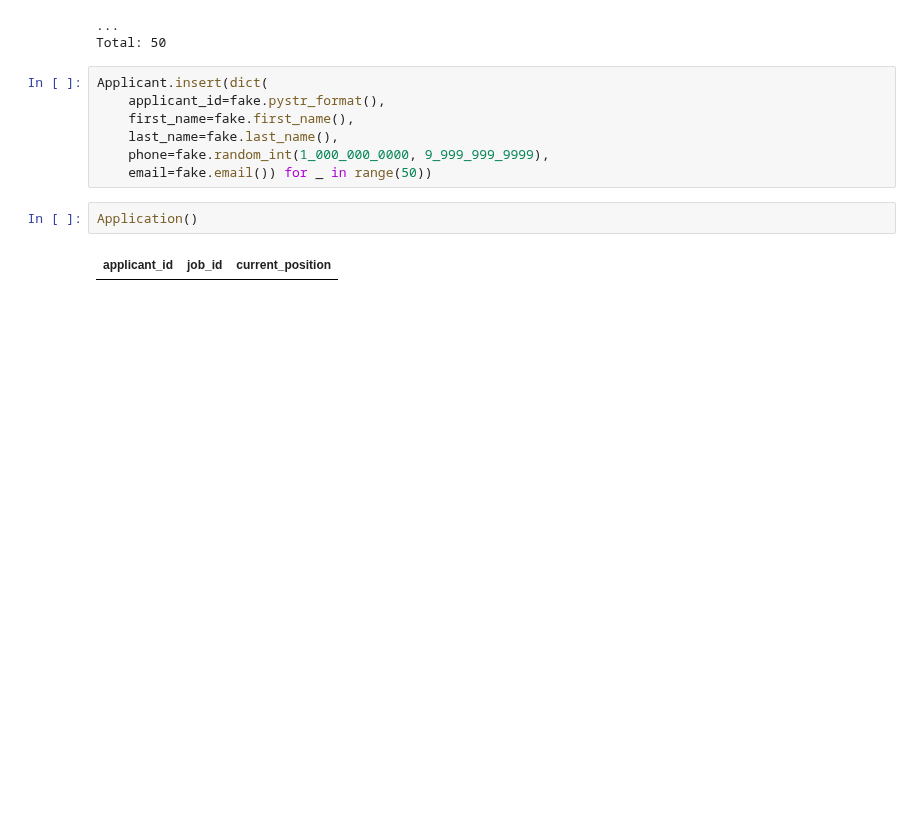
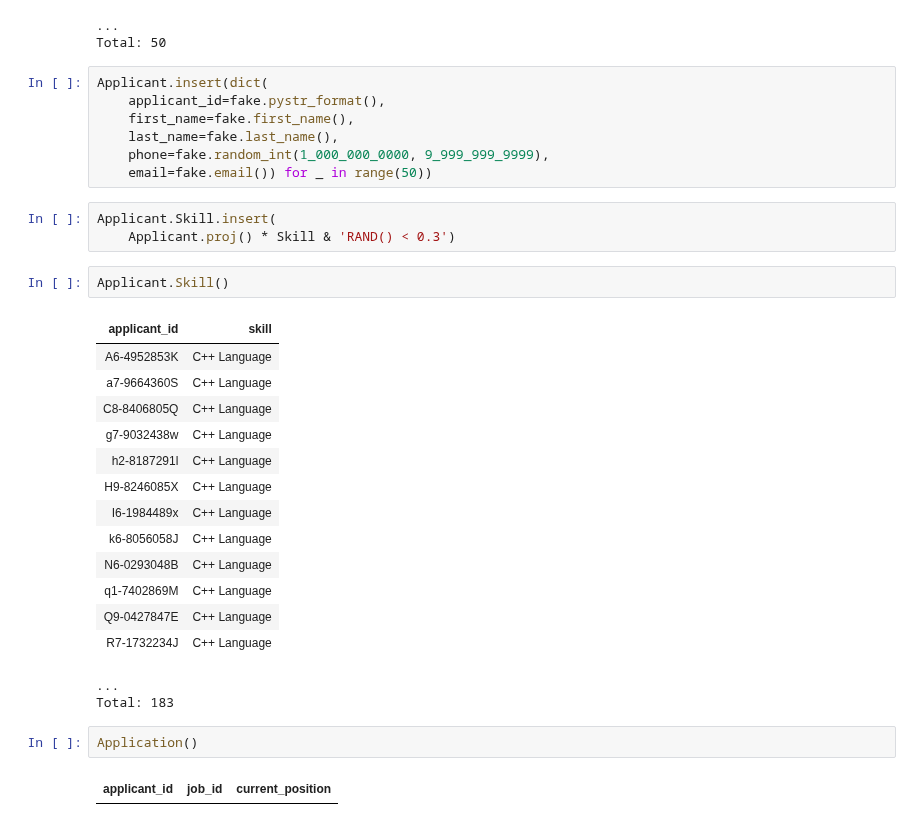
Before and after one commit to JasmineMadi/datajoint-tutorials, a Jupyter notebook: db-course/PythonFinalPro.ipynb, the cells around one changed output. Saved outputs shown, nothing was run; the diff lists cells and outputs as text; blank space fills up the shorter version.

```diff
--- a/db-course/PythonFinalPro.ipynb
+++ b/db-course/PythonFinalPro.ipynb
@@ -190,6 +231,27 @@ Applicant.insert(dict(
     last_name=fake.last_name(),
     phone=fake.random_int(1_000_000_0000, 9_999_999_9999),
     email=fake.email()) for _ in range(50))
+# %%
+Applicant.Skill.insert(
+    Applicant.proj() * Skill & 'RAND() < 0.3')
+# %%
+Applicant.Skill()
+# %% [output]
+| applicant_id | skill |
+| A6-4952853K | C++ Language |
+| a7-9664360S | C++ Language |
+| C8-8406805Q | C++ Language |
+| g7-9032438w | C++ Language |
+| h2-8187291l | C++ Language |
+| H9-8246085X | C++ Language |
+| I6-1984489x | C++ Language |
+| k6-8056058J | C++ Language |
+| N6-0293048B | C++ Language |
+| q1-7402869M | C++ Language |
+| Q9-0427847E | C++ Language |
+| R7-1732234J | C++ Language |
+...
+Total: 183
 # %%
 Application()
 # %% [output]
```
Also changed, not shown: parts of 9 cells of this notebook.
